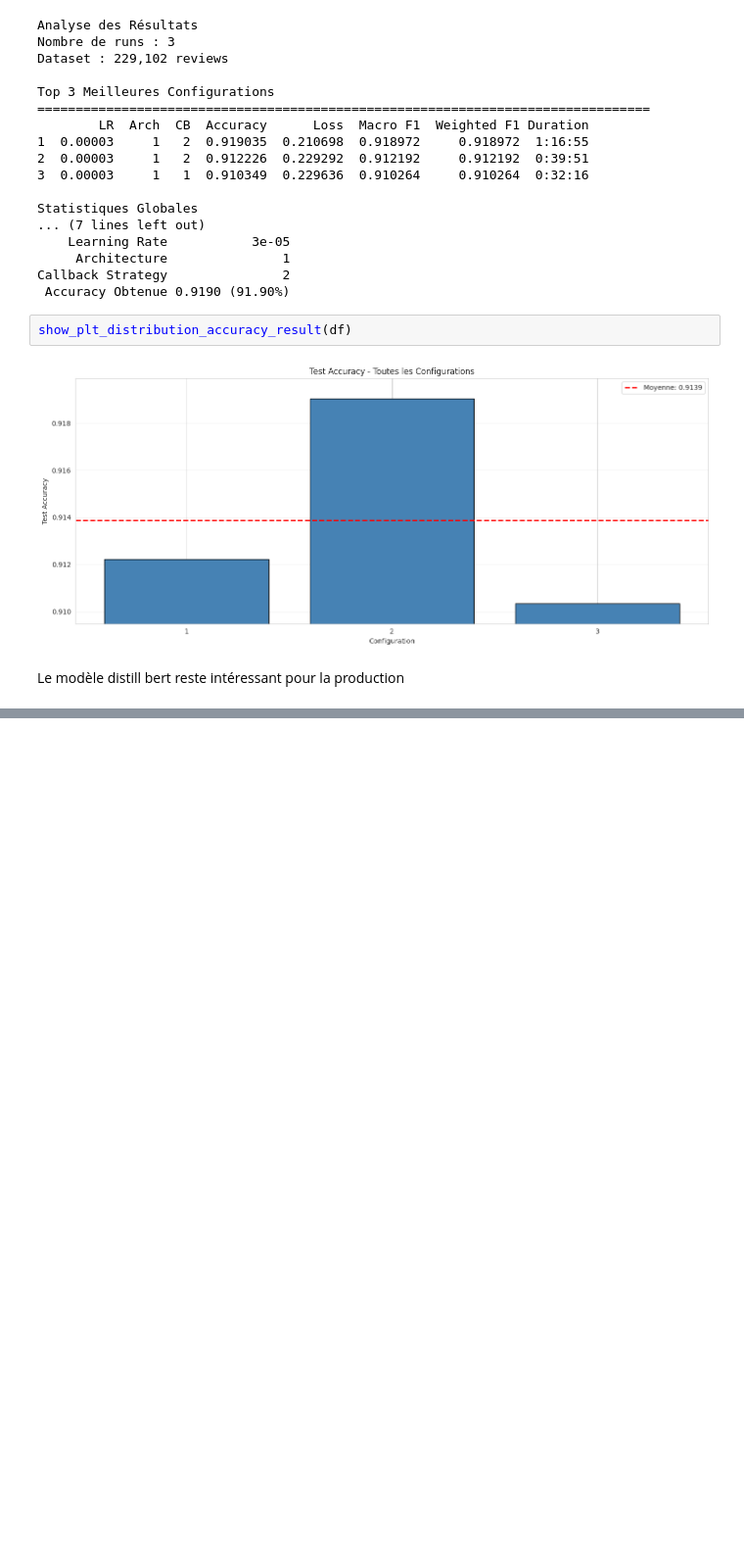
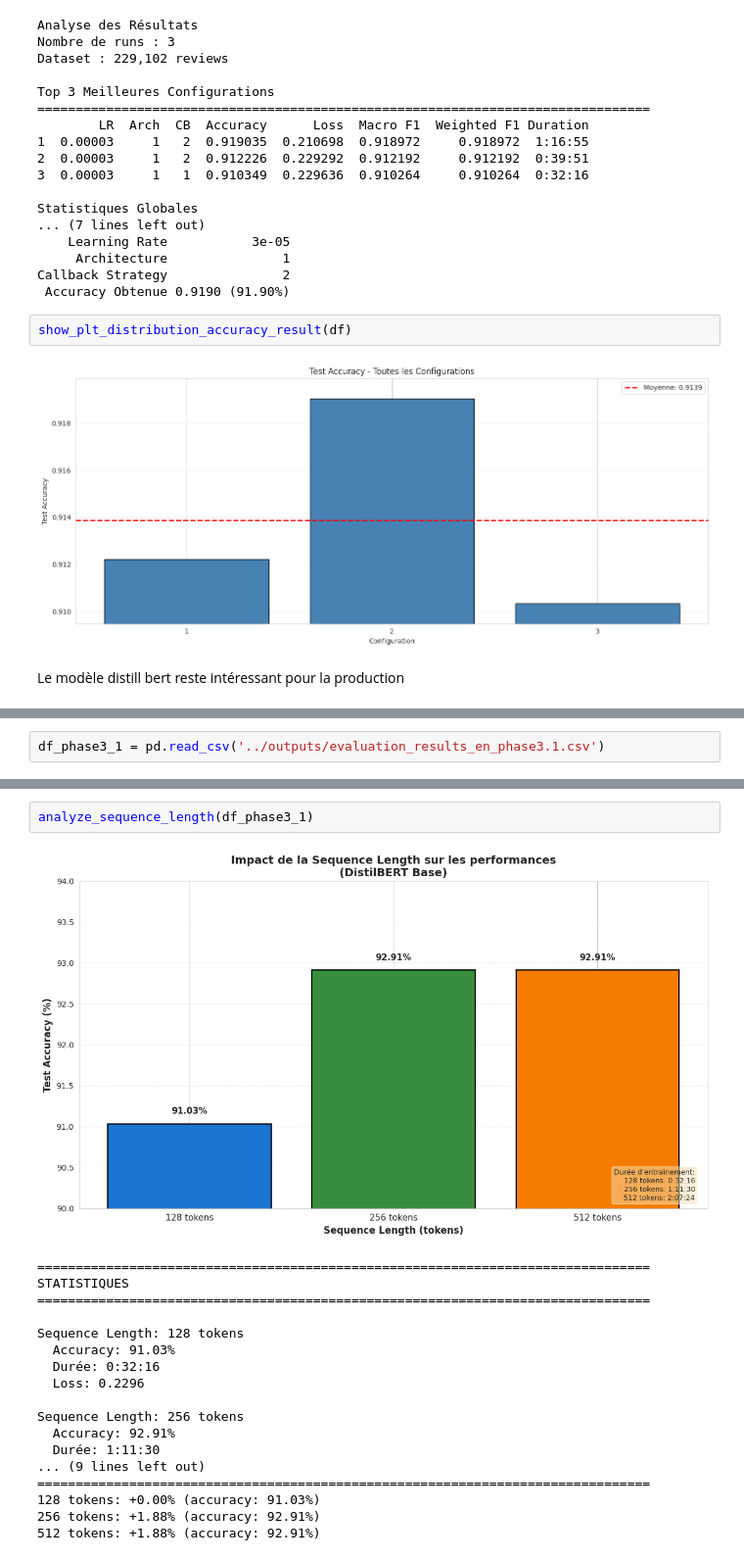
Before and after one commit to sebastien-chopin-dev/alyra-ia-steam-reviews-nlp-deep-learning-project, a Jupyter notebook: notebooks/4_fine_tuning_phases_strategy.ipynb, the cells around one changed output, grey strips where cells are left out. Shown at 98% size. Cells and saved outputs as stored; diff of their text form; blank space fills up the shorter version.

```diff
--- a/notebooks/4_fine_tuning_phases_strategy.ipynb
+++ b/notebooks/4_fine_tuning_phases_strategy.ipynb
@@ -580,0 +614,2 @@ Entrainement avec distill bert notre nouveau modèle visé pour la production.
+# %%
+df_phase3_1 = pd.read_csv('../outputs/evaluation_results_en_phase3.1.csv')
@@ -581,3 +695,24 @@ Entrainement avec distill bert notre nouveau modèle visé pour la production.
+# %%
+analyze_sequence_length(df_phase3_1)
+# %% [output]
+[figure, added]
+================================================================================
+STATISTIQUES
+================================================================================
+
+Sequence Length: 128 tokens
+  Accuracy: 91.03%
+  Durée: 0:32:16
+  Loss: 0.2296
+
+Sequence Length: 256 tokens
+  Accuracy: 92.91%
+  Durée: 1:11:30
+... (9 lines left out)
+================================================================================
+128 tokens: +0.00% (accuracy: 91.03%)
+256 tokens: +1.88% (accuracy: 92.91%)
+512 tokens: +1.88% (accuracy: 92.91%)
 # %% [markdown]
 ## Conclusion
 
```
Also changed, not shown: parts of 5 cells of this notebook, 4 other files.
